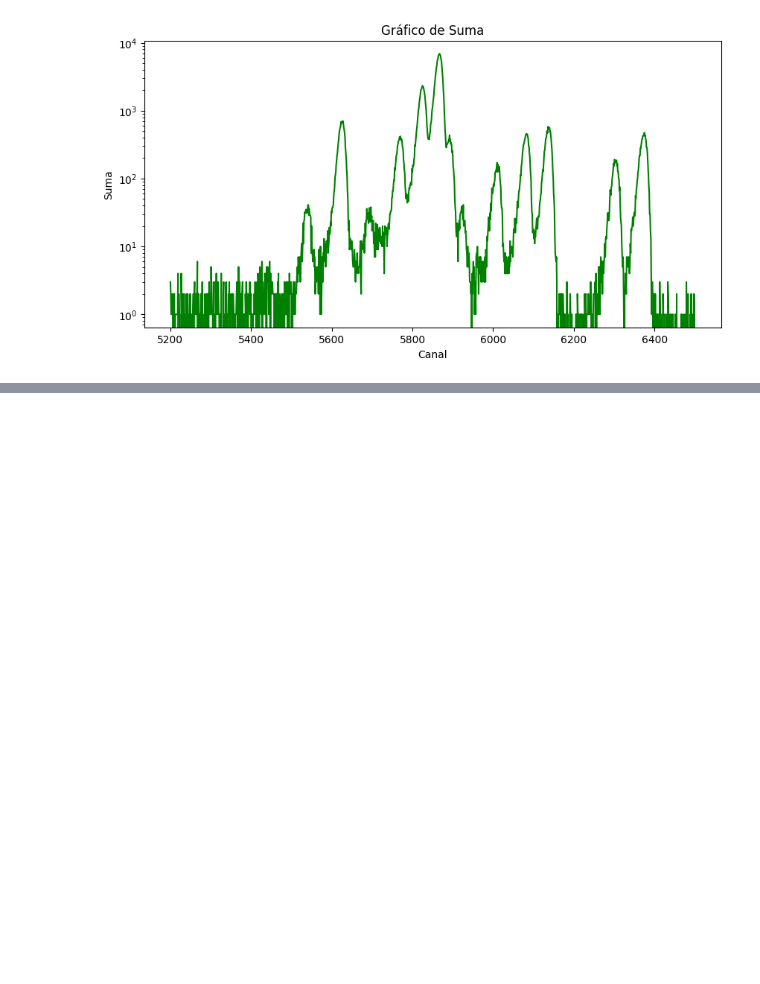
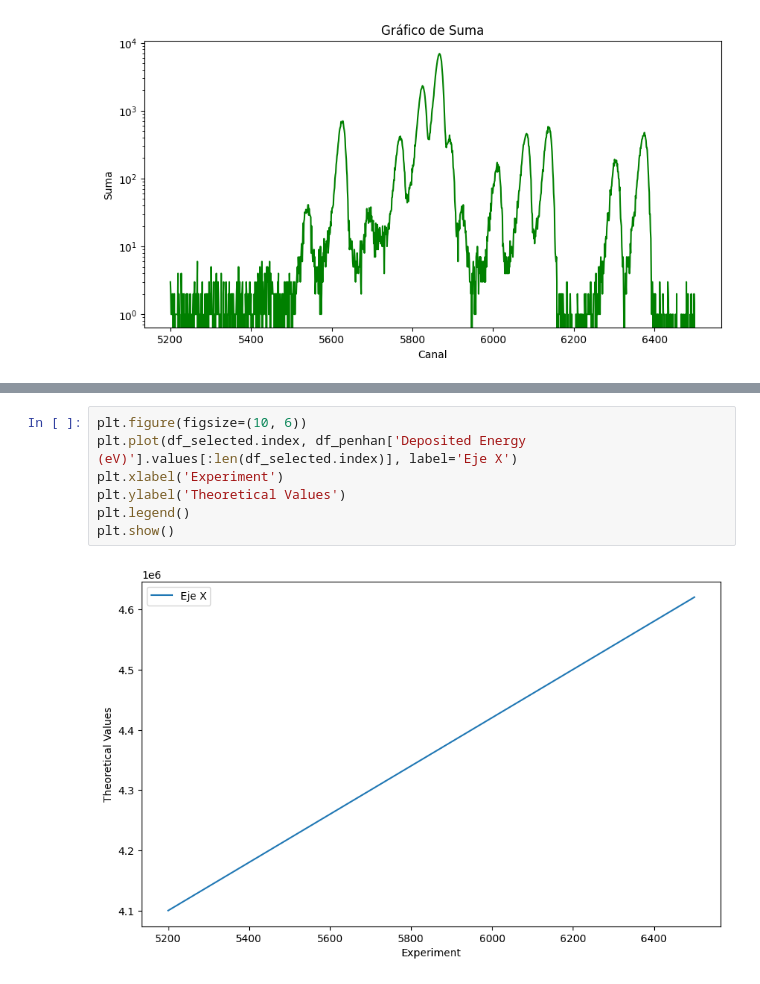
Before and after one commit to carlosherediapimienta/Collaboration_CIEMAT, a Jupyter notebook: U_235.ipynb, the cells around one changed output, grey strips where cells are left out. Drawn from its saved outputs; the diff is of its cells as text; blank space fills up the shorter version.

```diff
--- a/U_235.ipynb
+++ b/U_235.ipynb
@@ -66,0 +69,9 @@ plt.show()
+# %%
+plt.figure(figsize=(10, 6))
+plt.plot(df_selected.index, df_penhan['Deposited Energy (eV)'].values[:len(df_selected.index)], label='Eje X')
+plt.xlabel('Experiment')
+plt.ylabel('Theoretical Values')
+plt.legend()
+plt.show()
+# %% [output]
+[figure, added]
```
Also changed, not shown: parts of 5 cells of this notebook.
